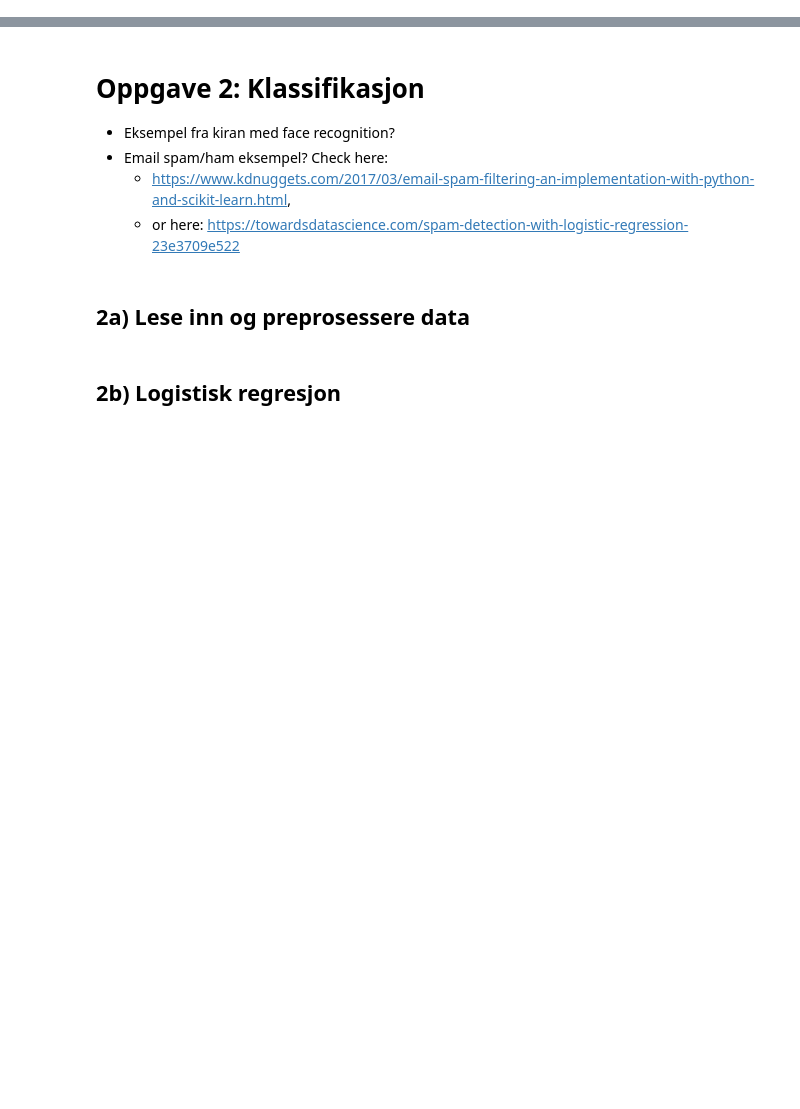
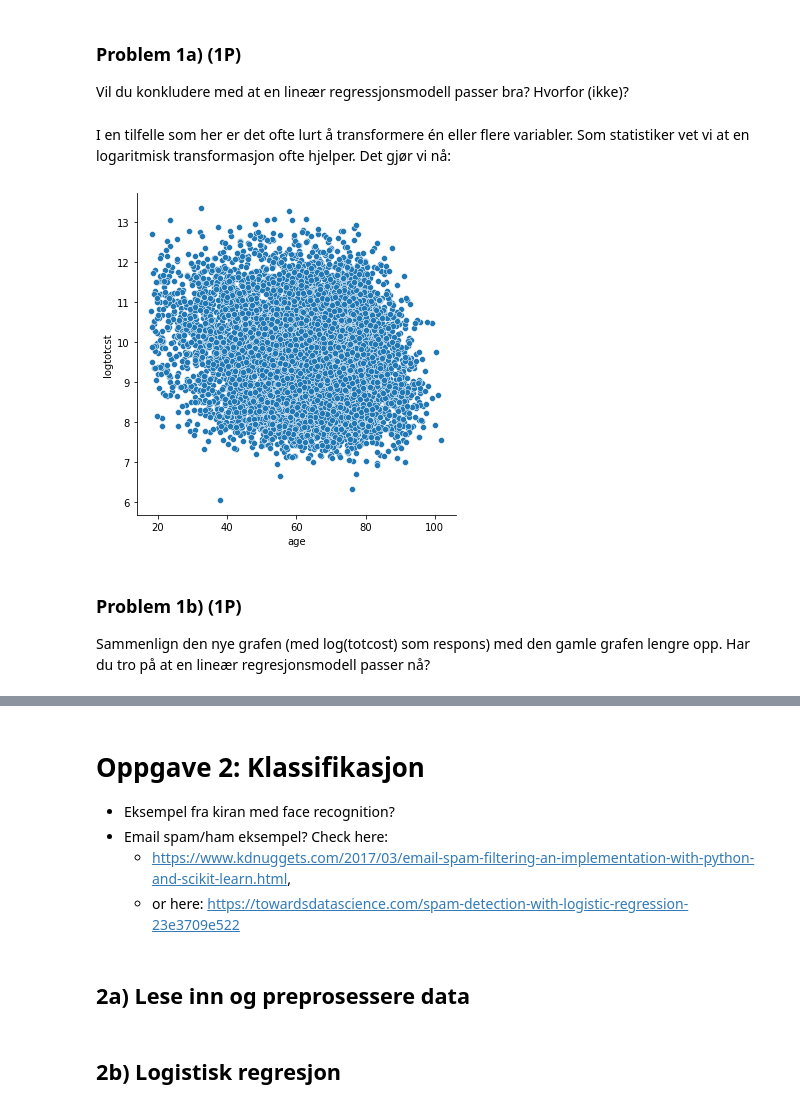
Before and after one commit to stefaniemuff/ISTx1003, a Jupyter notebook: Prosjekt2021/Prosjekt1003.ipynb, the cells around one changed output, grey strips where cells are left out. Cells and saved outputs as stored; diff of their text form; code cells hidden in the pictures; blank space fills up the shorter version.

```diff
--- a/Prosjekt2021/Prosjekt1003.ipynb
+++ b/Prosjekt2021/Prosjekt1003.ipynb
@@ -40,0 +151,15 @@ Todo: Hvis vi ikke finner noen teknologiske dataeksempler, kan vi motivere bruk
+# %% [markdown]
+### **Problem 1a)** (1P)
+Vil du konkludere med at en lineær regressjonsmodell passer bra? Hvorfor (ikke)?
+# %% [markdown]
+I en tilfelle som her er det ofte lurt å transformere én eller flere variabler. Som statistiker vet vi at en logaritmisk transformasjon ofte hjelper. Det gjør vi nå:
+# %%
+# Vi lager en ny variabel som er log(totcst):
+df['logtotcst'] = np.log(df['totcst'])
+sns.relplot(x = 'age', y = 'logtotcst', kind = 'scatter', data = df)
+plt.show()
+# %% [output]
+[figure, added]
+# %% [markdown]
+### **Problem 1b)** (1P)
+Sammenlign den nye grafen (med log(totcost) som respons) med den gamle grafen lengre opp. Har du tro på at en lineær regresjonsmodell passer nå?
```
Also changed, not shown: parts of 19 cells of this notebook.
